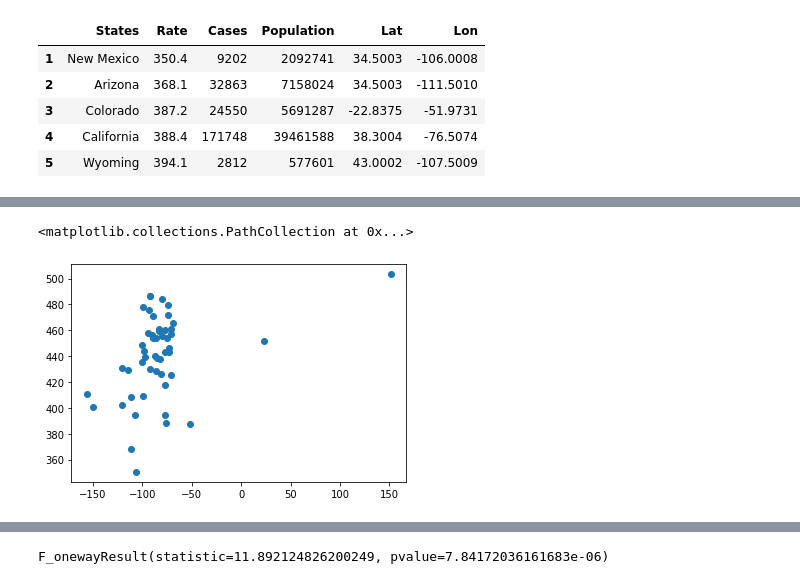
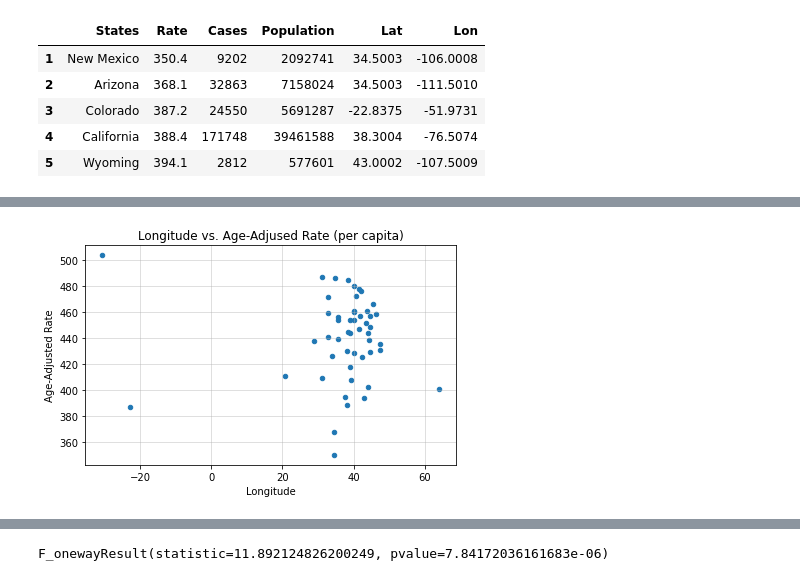
Before and after one commit to luliang333/group_project_1, a Jupyter notebook: longitude.ipynb, the cells around one changed output, grey strips where cells are left out. Saved outputs shown, nothing was run; the diff lists cells and outputs as text; code cells hidden in the pictures.

```diff
--- a/longitude.ipynb
+++ b/longitude.ipynb
@@ -131,7 +136,19 @@ plt.show()
 # %%
-plt.scatter(lng_df['Lon'], lng_df['Rate'])
+#plt.scatter(lng_df['Lon'], lng_df['Rate'])
+#plt.savefig('Images/lng_scatter.png')
+
+lng_df.plot.scatter(
+    x = 'Lat',
+    y = 'Rate',
+)
+plt.grid(alpha=0.5)
+plt.xlabel('Longitude')
+plt.ylabel('Age-Adjusted Rate')
+plt.title(f'Longitude vs. Age-Adjused Rate (per capita)')
+plt.tight_layout()
+plt.savefig('Images/lng_scatter.png')
+plt.show()
 # %% [output]
-<matplotlib.collections.PathCollection at 0x...>
-[figure, old version]
+[figure, new version]
 # %%
 lng_df.boxplot('Rate',by='Timezone', figsize=(10,8))
```
Also changed, not shown: parts of 7 cells of this notebook, 16 other files.
